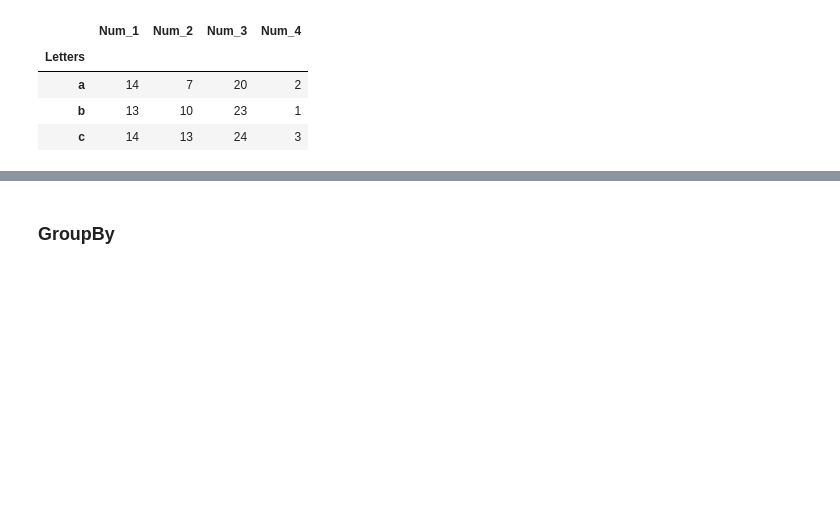
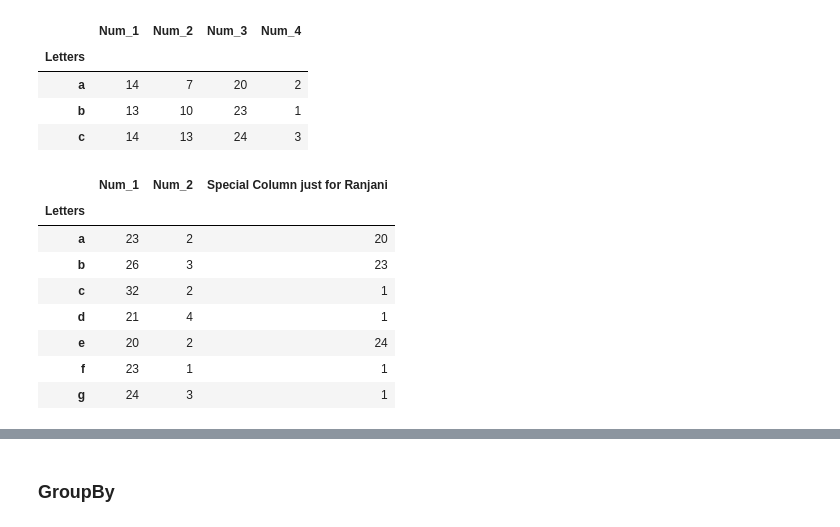
Before and after one commit to faradical/Data-Study-Hall, a Jupyter notebook: Pandas/Pandas_Fundamentals.ipynb, the cells around one changed output, grey strips where cells are left out. Cells and saved outputs as stored; diff of their text form; code cells hidden in the pictures; blank space fills up the shorter version.

```diff
--- a/Pandas/Pandas_Fundamentals.ipynb
+++ b/Pandas/Pandas_Fundamentals.ipynb
@@ -688,11 +693,24 @@ df2
 | b | 23 | 1 |
 | c | 24 | 3 |
 # %%
-df3 = df.join(df2)
-df3
+df3_join = df.join(df2)
+df3_join
 # %% [output]
 |  | Num_1 | Num_2 | Num_3 | Num_4 |
 | Letters |  |  |  |  |
 | a | 14 | 7 | 20 | 2 |
 | b | 13 | 10 | 23 | 1 |
 | c | 14 | 13 | 24 | 3 |
+# %%
+df3["Special Column just for Ranjani"] = [20,23,1,1,24,1,1]
+df3
+# %% [output]
+|  | Num_1 | Num_2 | Special Column just for Ranjani |
+| Letters |  |  |  |
+| a | 23 | 2 | 20 |
+| b | 26 | 3 | 23 |
+| c | 32 | 2 | 1 |
+| d | 21 | 4 | 1 |
+| e | 20 | 2 | 24 |
+| f | 23 | 1 | 1 |
+| g | 24 | 3 | 1 |
```
Also changed, not shown: parts of 23 cells of this notebook, 4 other files.
